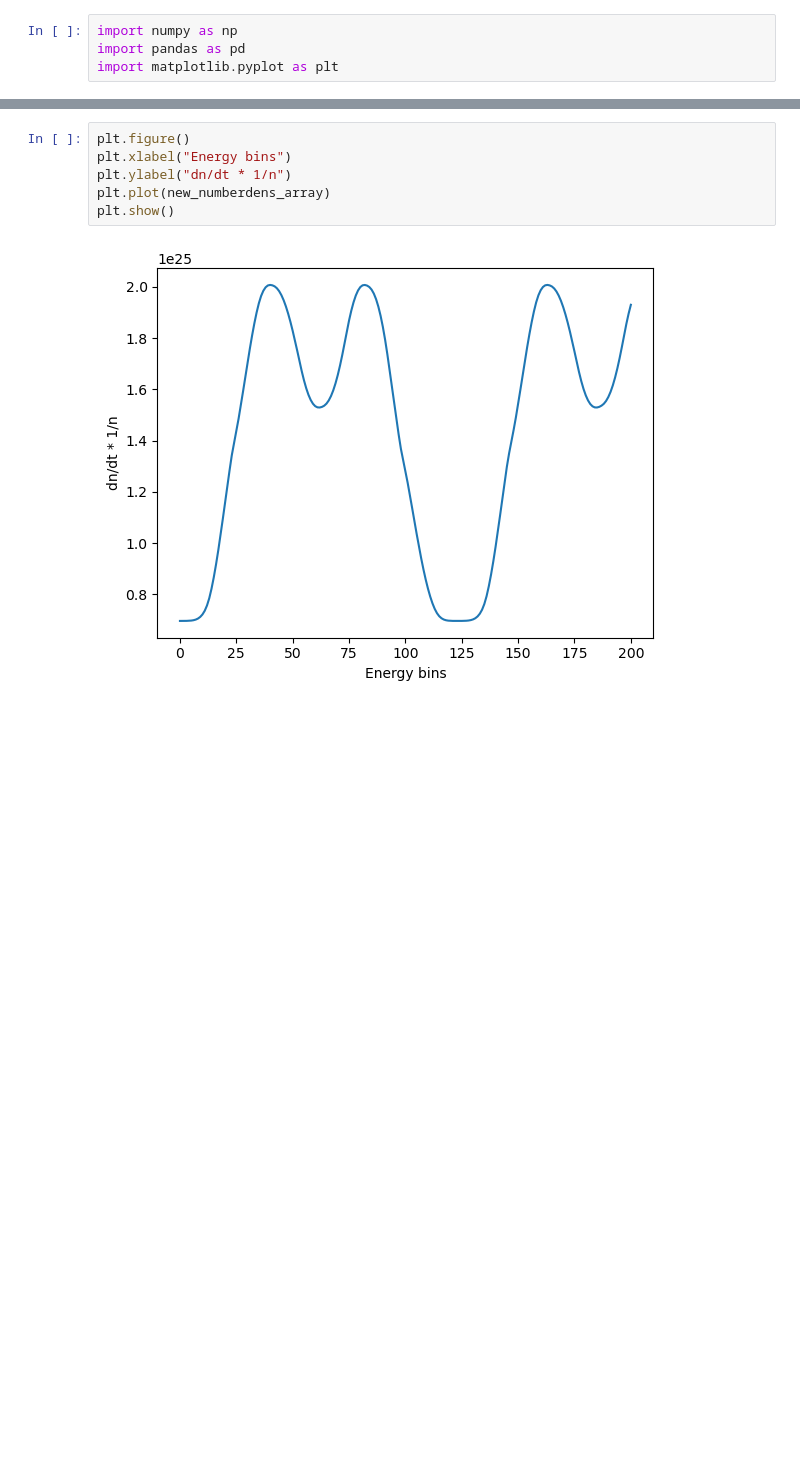
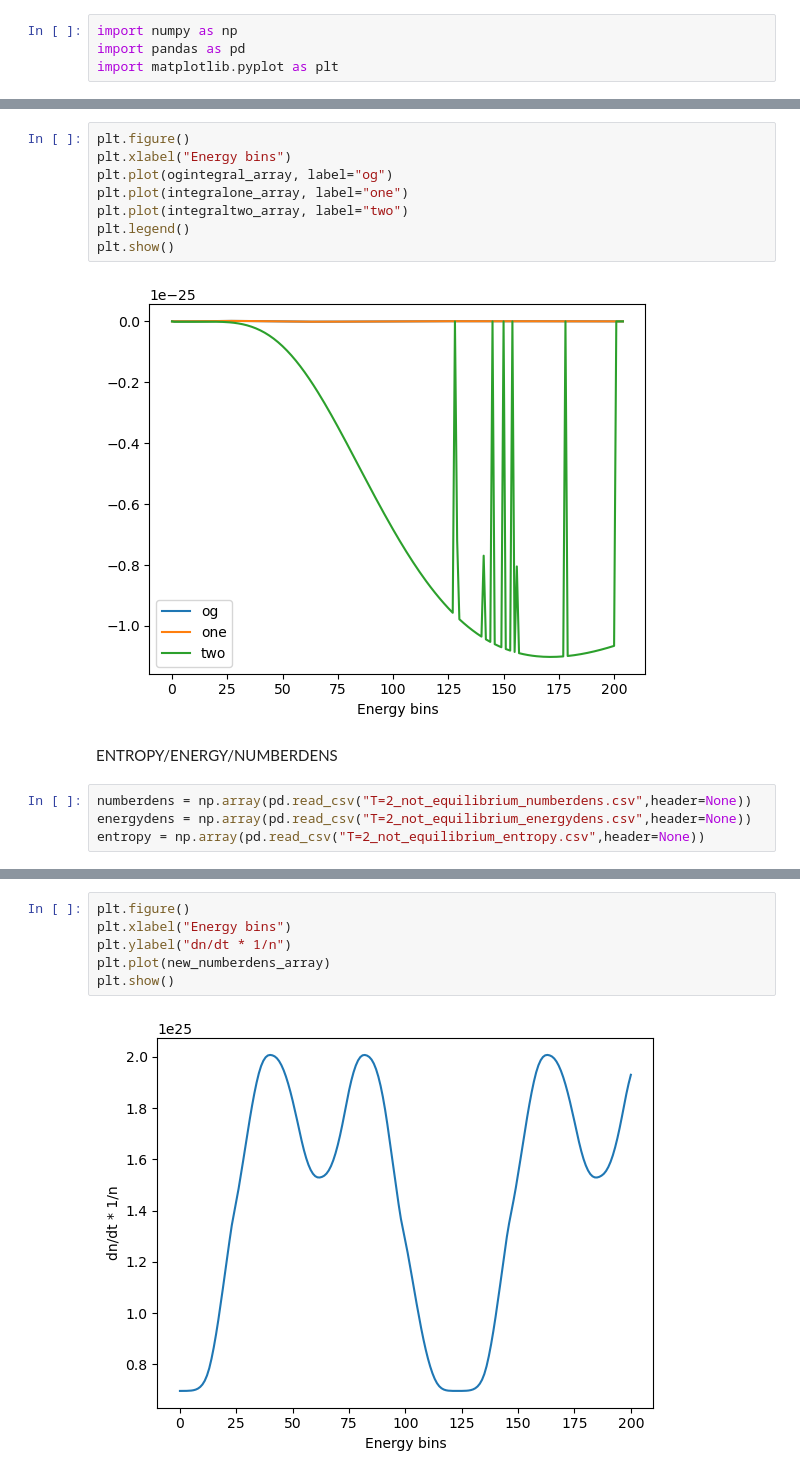
Before and after one commit to nuLABatUSD/QKESolveCPP, a Jupyter notebook: number_density_post.ipynb, the cells around one changed output, grey strips where cells are left out. Cells and saved outputs as stored; diff of their text form; blank space fills up the shorter version.

```diff
--- a/number_density_post.ipynb
+++ b/number_density_post.ipynb
@@ -16,0 +45,16 @@ for i in range(201):
+# %%
+plt.figure()
+plt.xlabel("Energy bins")
+plt.plot(ogintegral_array, label="og")
+plt.plot(integralone_array, label="one")
+plt.plot(integraltwo_array, label="two")
+plt.legend()
+plt.show()
+# %% [output]
+[figure, added]
+# %% [markdown]
+ENTROPY/ENERGY/NUMBERDENS
+# %%
+numberdens = np.array(pd.read_csv("T=2_not_equilibrium_numberdens.csv",header=None))
+energydens = np.array(pd.read_csv("T=2_not_equilibrium_energydens.csv",header=None))
+entropy = np.array(pd.read_csv("T=2_not_equilibrium_entropy.csv",header=None))
```
Also changed, not shown: parts of 8 cells of this notebook, 7 other files.
